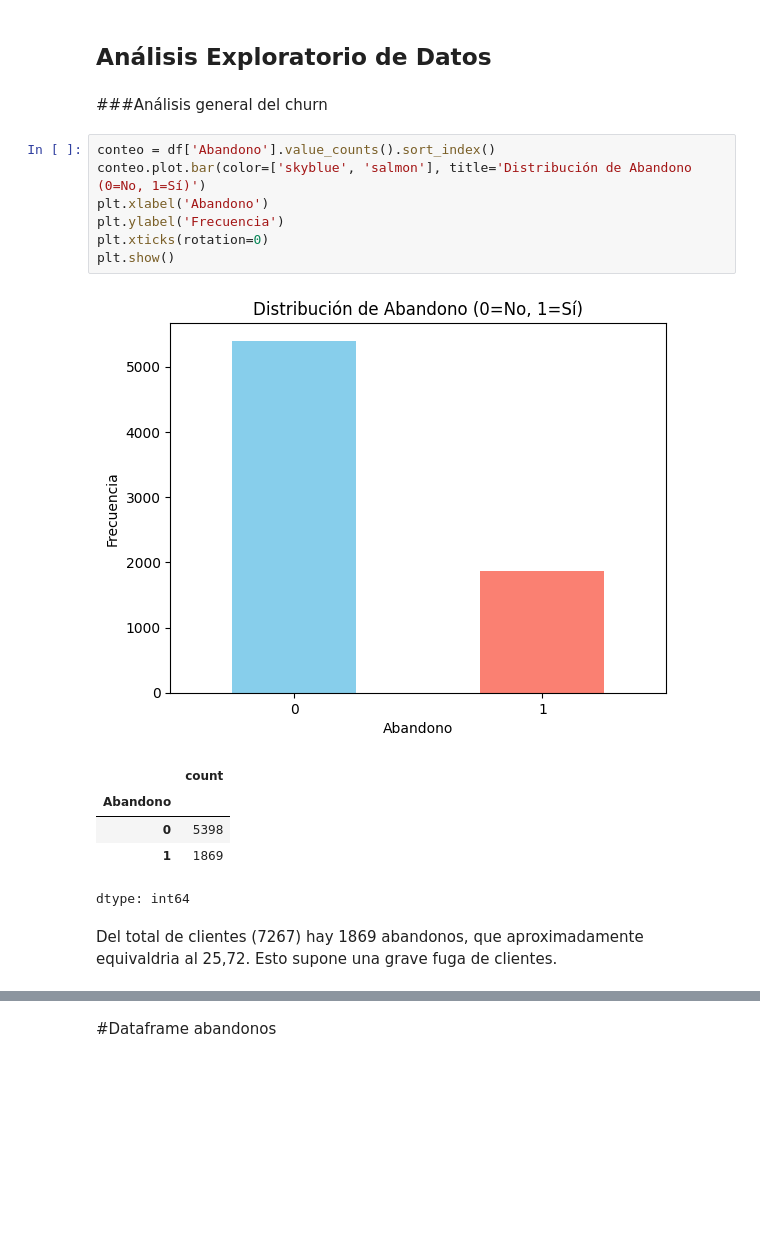
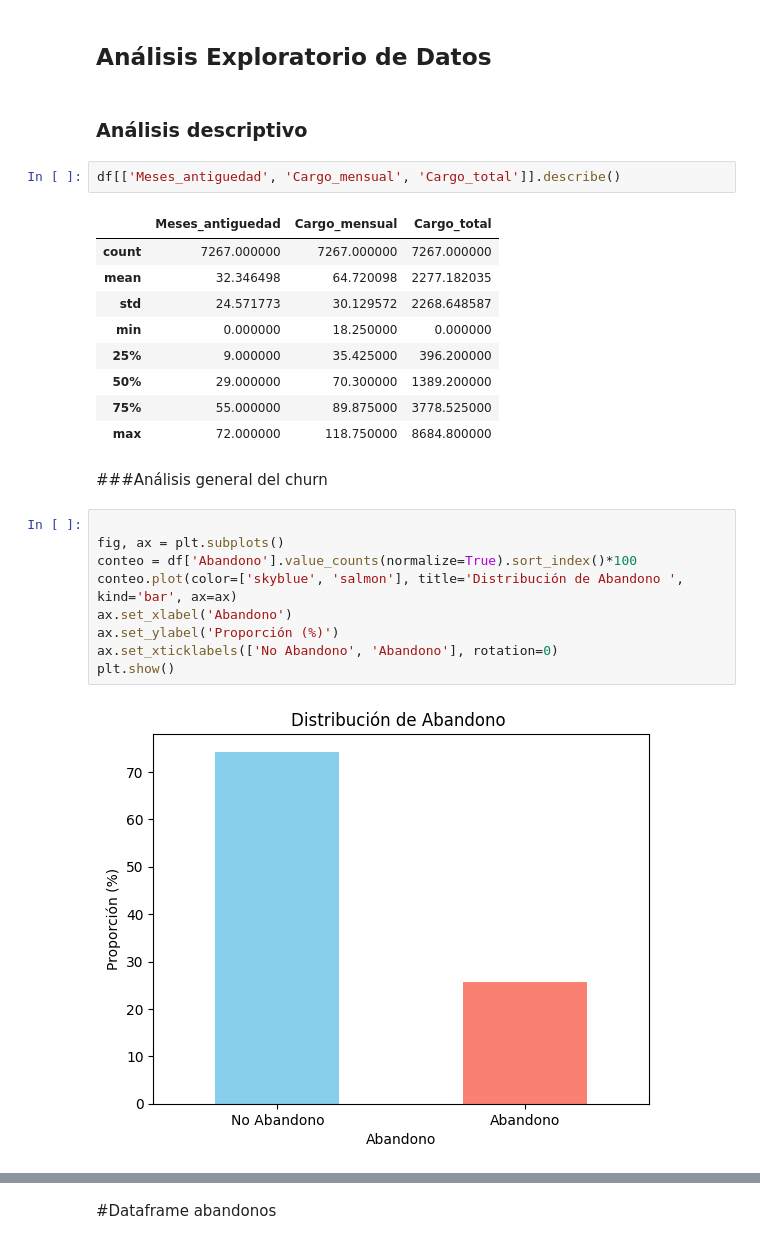
Before and after one commit to TiagoPonti/TelecomX, a Jupyter notebook: TelecomX.ipynb, the cells around one changed output, grey strips where cells are left out. Drawn from its saved outputs; the diff is of its cells as text; blank space fills up the shorter version.

```diff
--- a/TelecomX.ipynb
+++ b/TelecomX.ipynb
@@ -239,21 +239,30 @@ df
 7267 rows × 22 columns
 # %% [markdown]
 ## Análisis Exploratorio de Datos
+# %% [markdown]
+### Análisis descriptivo
+# %%
+df[['Meses_antiguedad', 'Cargo_mensual', 'Cargo_total']].describe()
+# %% [output]
+|  | Meses_antiguedad | Cargo_mensual | Cargo_total |
+| count | 7267.000000 | 7267.000000 | 7267.000000 |
+| mean | 32.346498 | 64.720098 | 2277.182035 |
+| std | 24.571773 | 30.129572 | 2268.648587 |
+| min | 0.000000 | 18.250000 | 0.000000 |
+| 25% | 9.000000 | 35.425000 | 396.200000 |
+| 50% | 29.000000 | 70.300000 | 1389.200000 |
+| 75% | 55.000000 | 89.875000 | 3778.525000 |
+| max | 72.000000 | 118.750000 | 8684.800000 |
 # %% [markdown]
 ###Análisis general del churn
 # %%
-conteo = df['Abandono'].value_counts().sort_index()
-conteo.plot.bar(color=['skyblue', 'salmon'], title='Distribución de Abandono (0=No, 1=Sí)')
-plt.xlabel('Abandono')
-plt.ylabel('Frecuencia')
-plt.xticks(rotation=0)
+
+fig, ax = plt.subplots()
+conteo = df['Abandono'].value_counts(normalize=True).sort_index()*100
+conteo.plot(color=['skyblue', 'salmon'], title='Distribución de Abandono ', kind='bar', ax=ax)
+ax.set_xlabel('Abandono')
+ax.set_ylabel('Proporción (%)')
+ax.set_xticklabels(['No Abandono', 'Abandono'], rotation=0)
 plt.show()
 # %% [output]
-[figure, old version]
+[figure, new version]
-|  | count |
-| Abandono |  |
-| 0 | 5398 |
-| 1 | 1869 |
-dtype: int64
-# %% [markdown]
-Del total de clientes (7267) hay 1869 abandonos, que aproximadamente equivaldria al 25,72. Esto supone una grave fuga de clientes.
```
Also changed, not shown: parts of 35 cells of this notebook.
